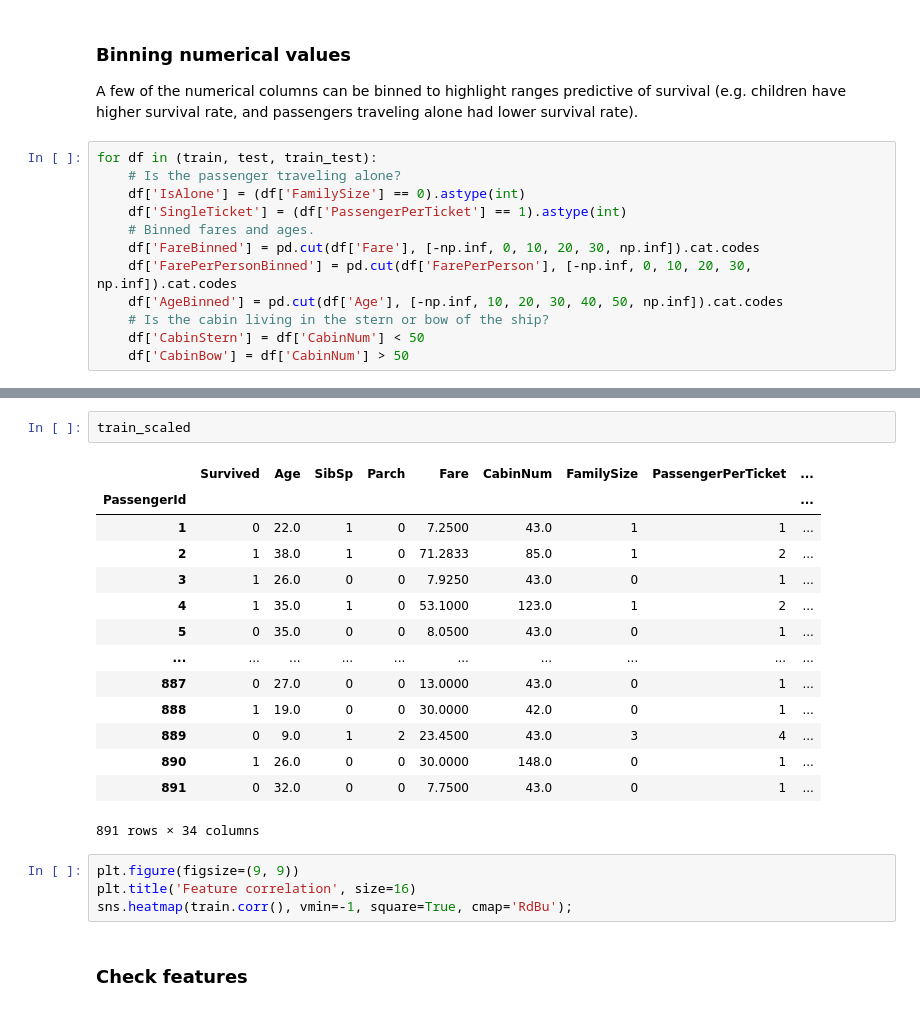
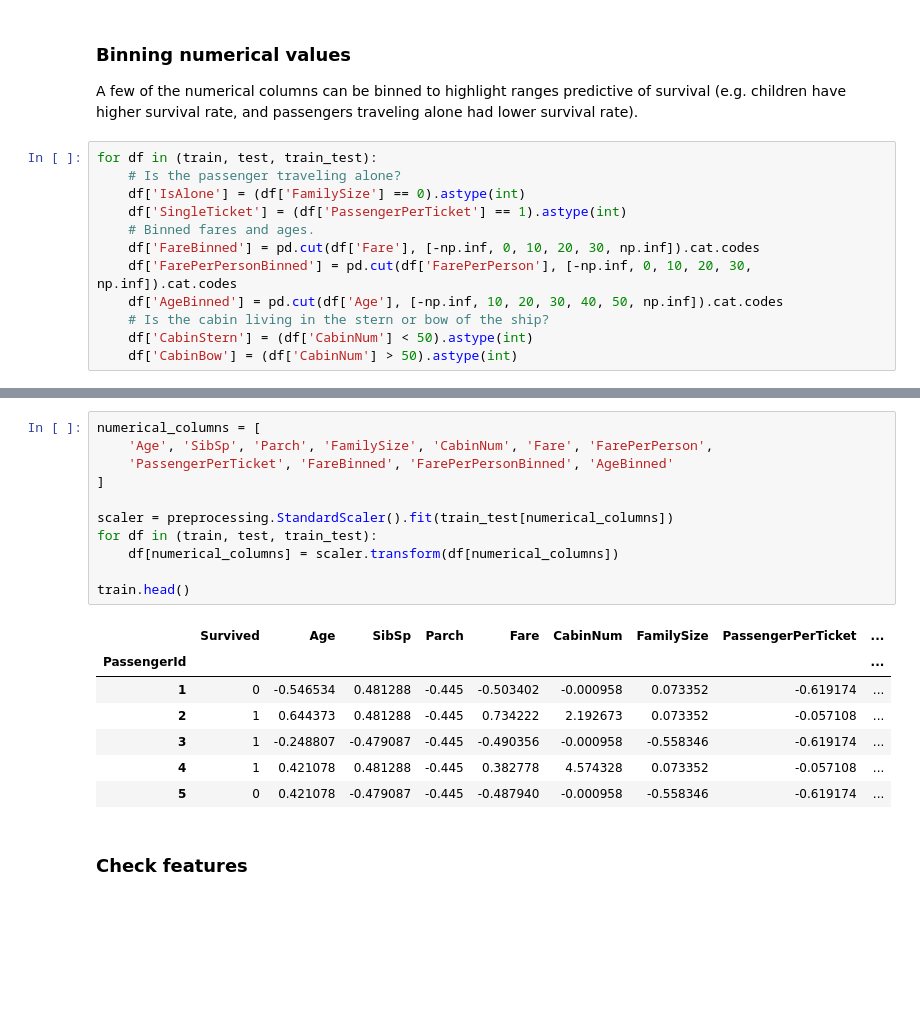
Before and after one commit to dwitvliet/kaggle-titanic, a Jupyter notebook: kaggle-titanic.ipynb, the cells around one changed output, grey strips where cells are left out. Saved outputs shown, nothing was run; the diff lists cells and outputs as text; blank space fills up the shorter version.

```diff
--- a/kaggle-titanic.ipynb
+++ b/kaggle-titanic.ipynb
@@ -453,6 +453,6 @@ for df in (train, test, train_test):
     df['FarePerPersonBinned'] = pd.cut(df['FarePerPerson'], [-np.inf, 0, 10, 20, 30, np.inf]).cat.codes
     df['AgeBinned'] = pd.cut(df['Age'], [-np.inf, 10, 20, 30, 40, 50, np.inf]).cat.codes
     # Is the cabin living in the stern or bow of the ship?
-    df['CabinStern'] = df['CabinNum'] < 50
-    df['CabinBow'] = df['CabinNum'] > 50
+    df['CabinStern'] = (df['CabinNum'] < 50).astype(int)
+    df['CabinBow'] = (df['CabinNum'] > 50).astype(int)
 # %% [markdown]
@@ -482,24 +462,22 @@ train_scaled
-# %%
-train_scaled
-# %% [output]
-|  | Survived | Age | SibSp | Parch | Fare | CabinNum | FamilySize | PassengerPerTicket | ... |
-| PassengerId |  |  |  |  |  |  |  |  | ... |
-| 1 | 0 | 22.0 | 1 | 0 | 7.2500 | 43.0 | 1 | 1 | ... |
-| 2 | 1 | 38.0 | 1 | 0 | 71.2833 | 85.0 | 1 | 2 | ... |
-| 3 | 1 | 26.0 | 0 | 0 | 7.9250 | 43.0 | 0 | 1 | ... |
-| 4 | 1 | 35.0 | 1 | 0 | 53.1000 | 123.0 | 1 | 2 | ... |
-| 5 | 0 | 35.0 | 0 | 0 | 8.0500 | 43.0 | 0 | 1 | ... |
-| ... | ... | ... | ... | ... | ... | ... | ... | ... | ... |
-| 887 | 0 | 27.0 | 0 | 0 | 13.0000 | 43.0 | 0 | 1 | ... |
-| 888 | 1 | 19.0 | 0 | 0 | 30.0000 | 42.0 | 0 | 1 | ... |
-| 889 | 0 | 9.0 | 1 | 2 | 23.4500 | 43.0 | 3 | 4 | ... |
-| 890 | 1 | 26.0 | 0 | 0 | 30.0000 | 148.0 | 0 | 1 | ... |
-| 891 | 0 | 32.0 | 0 | 0 | 7.7500 | 43.0 | 0 | 1 | ... |
-891 rows × 34 columns
-# %%
-plt.figure(figsize=(9, 9))
-plt.title('Feature correlation', size=16)
-sns.heatmap(train.corr(), vmin=-1, square=True, cmap='RdBu');
+# %%
+numerical_columns = [
+    'Age', 'SibSp', 'Parch', 'FamilySize', 'CabinNum', 'Fare', 'FarePerPerson',
+    'PassengerPerTicket', 'FareBinned', 'FarePerPersonBinned', 'AgeBinned'
+]
+
+scaler = preprocessing.StandardScaler().fit(train_test[numerical_columns])
+for df in (train, test, train_test):
+    df[numerical_columns] = scaler.transform(df[numerical_columns])
+
+train.head()
+# %% [output]
+|  | Survived | Age | SibSp | Parch | Fare | CabinNum | FamilySize | PassengerPerTicket | ... |
+| PassengerId |  |  |  |  |  |  |  |  | ... |
+| 1 | 0 | -0.546534 | 0.481288 | -0.445 | -0.503402 | -0.000958 | 0.073352 | -0.619174 | ... |
+| 2 | 1 | 0.644373 | 0.481288 | -0.445 | 0.734222 | 2.192673 | 0.073352 | -0.057108 | ... |
+| 3 | 1 | -0.248807 | -0.479087 | -0.445 | -0.490356 | -0.000958 | -0.558346 | -0.619174 | ... |
+| 4 | 1 | 0.421078 | 0.481288 | -0.445 | 0.382778 | 4.574328 | 0.073352 | -0.057108 | ... |
+| 5 | 0 | 0.421078 | -0.479087 | -0.445 | -0.487940 | -0.000958 | -0.558346 | -0.619174 | ... |
 # %% [markdown]
 ### Check features
 # %%
```
Also changed, not shown: parts of 6 cells of this notebook.
